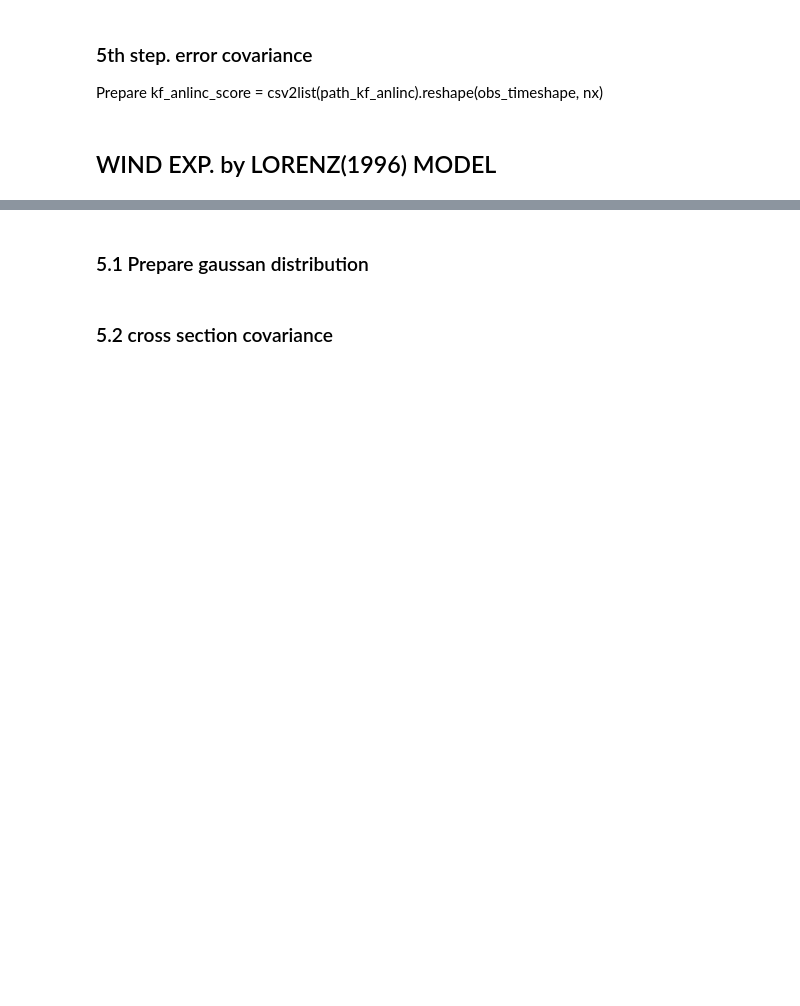
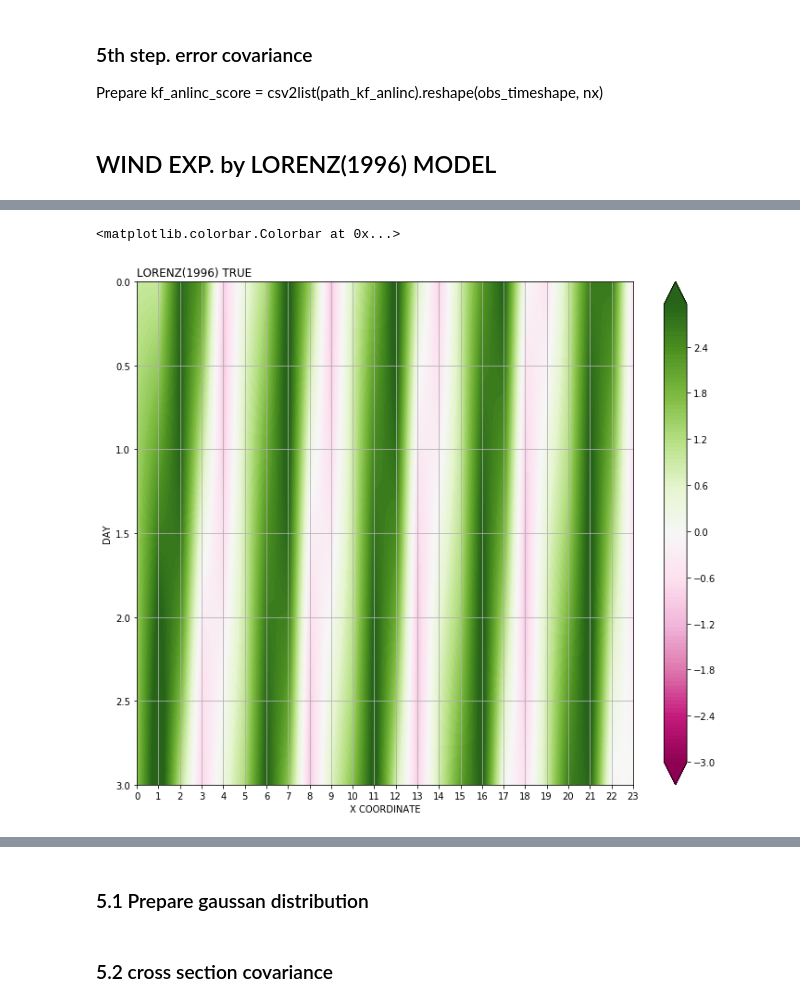
Before and after one commit to Toyo-Daichi/DA_basic, a Jupyter notebook: exp_view.ipynb, the cells around one changed output, grey strips where cells are left out. Drawn from its saved outputs; the diff is of its cells as text; code cells hidden in the pictures; blank space fills up the shorter version.

```diff
--- a/exp_view.ipynb
+++ b/exp_view.ipynb
@@ -576,3 +581,20 @@ bar = plt.colorbar(_cbar, extend='both')
+# %%
+fig, ax = plt.subplots(1,1, figsize=(12,10))
+true_hov= ax
+day_coord = np.arange(0, stepday+0.05, 0.05)
+levels  = np.arange(-3.0, 3.0, 0.05)
+cmap = plt.get_cmap('PiYG')
+_cbar = true_hov.contourf(x_coord, day_coord, true_score, levels, cmap=cmap, extend='both')
+true_hov.set_xlabel('X COORDINATE')
+true_hov.set_ylabel('DAY')
+true_hov.set_ylim(stepday-2,0)
+true_hov.set_title('LORENZ(1996) TRUE', loc='left')
+true_hov.set_xticks(np.arange(0, nx, 1))
+true_hov.grid()
+fig.colorbar(_cbar)
+# %% [output]
+<matplotlib.colorbar.Colorbar at 0x...>
+[figure, added]
 # %%
 fig, ax = plt.subplots(1, 1, figsize=(5, 5))
 
```
Also changed, not shown: parts of 5 cells of this notebook, 1 other file.
